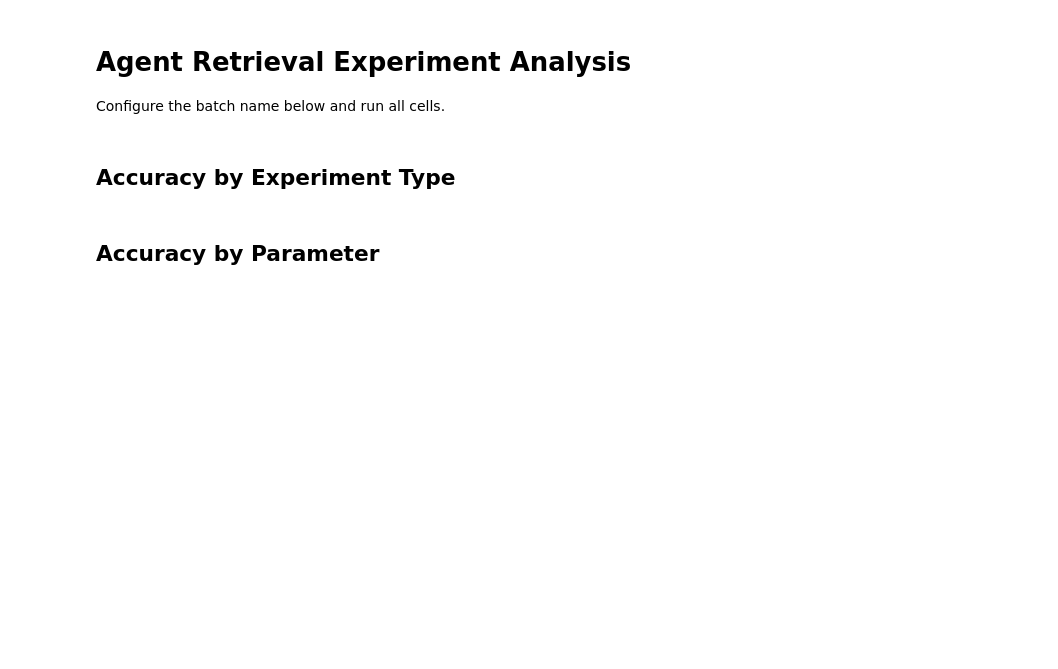
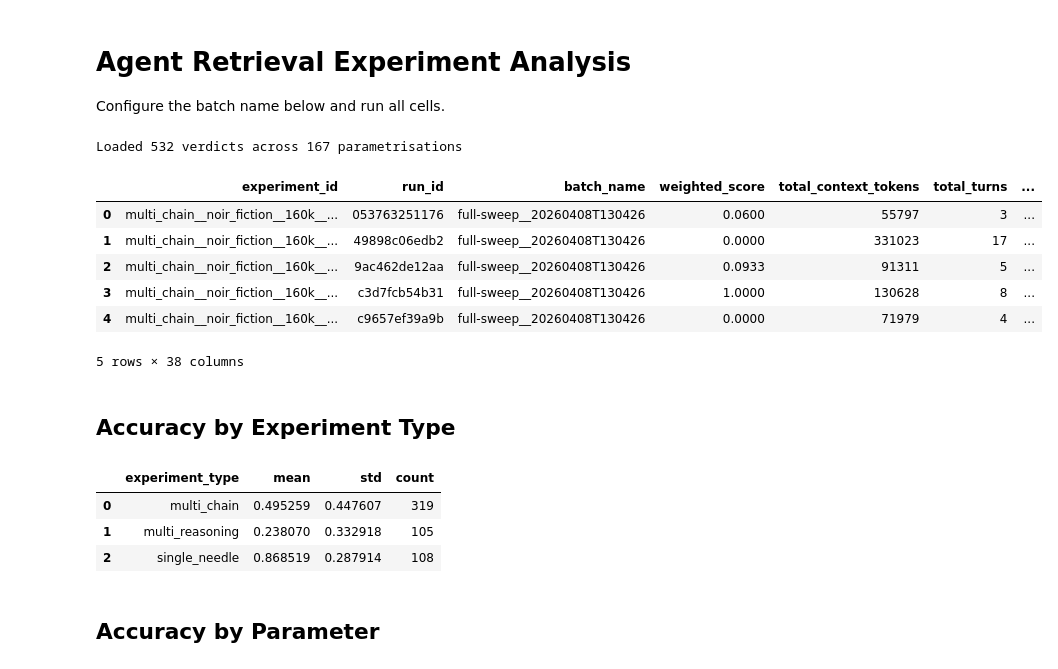
Before and after one commit to mehrabmodi1/agentic-retrieval, a Jupyter notebook: notebooks/analysis_template.ipynb, the cells around one changed output. Saved outputs shown, nothing was run; the diff lists cells and outputs as text; code cells hidden in the pictures; blank space fills up the shorter version.

```diff
--- a/notebooks/analysis_template.ipynb
+++ b/notebooks/analysis_template.ipynb
@@ -8,14 +7,28 @@ SPECS_DIR = "../specs"
 # %%
 from pathlib import Path
-from agent_retrieval.analysis import load_batch_results
-results = load_batch_results(BATCH_NAME, Path(WORKSPACE_DIR), Path(SPECS_DIR))
-print(f"Loaded {len(results)} runs across {results['experiment_id'].nunique()} experiments")
-results.head()
+from agent_retrieval.analysis.loader import load_batch_results
+df = load_batch_results(BATCH_NAME, Path(WORKSPACE_DIR))
+print(f"Loaded {len(df)} verdicts across {df['experiment_id'].nunique()} parametrisations")
+df.head()
+# %% [output]
+Loaded 532 verdicts across 167 parametrisations
+|  | experiment_id | run_id | batch_name | weighted_score | total_context_tokens | total_turns | ... |
+| 0 | multi_chain__noir_fiction__160k__... | 053763251176 | full-sweep__20260408T130426 | 0.0600 | 55797 | 3 | ... |
+| 1 | multi_chain__noir_fiction__160k__... | 49898c06edb2 | full-sweep__20260408T130426 | 0.0000 | 331023 | 17 | ... |
+| 2 | multi_chain__noir_fiction__160k__... | 9ac462de12aa | full-sweep__20260408T130426 | 0.0933 | 91311 | 5 | ... |
+| 3 | multi_chain__noir_fiction__160k__... | c3d7fcb54b31 | full-sweep__20260408T130426 | 1.0000 | 130628 | 8 | ... |
+| 4 | multi_chain__noir_fiction__160k__... | c9657ef39a9b | full-sweep__20260408T130426 | 0.0000 | 71979 | 4 | ... |
+5 rows × 38 columns
 # %% [markdown]
 ## Accuracy by Experiment Type
 # %%
-from agent_retrieval.analysis import accuracy_by_type
-accuracy_by_type(results)
+from agent_retrieval.analysis.tables import accuracy_by_type
+accuracy_by_type(df)
+# %% [output]
+|  | experiment_type | mean | std | count |
+| 0 | multi_chain | 0.495259 | 0.447607 | 319 |
+| 1 | multi_reasoning | 0.238070 | 0.332918 | 105 |
+| 2 | single_needle | 0.868519 | 0.287914 | 108 |
 # %% [markdown]
 ## Accuracy by Parameter
 # %%
```
Also changed, not shown: parts of 16 cells of this notebook.
